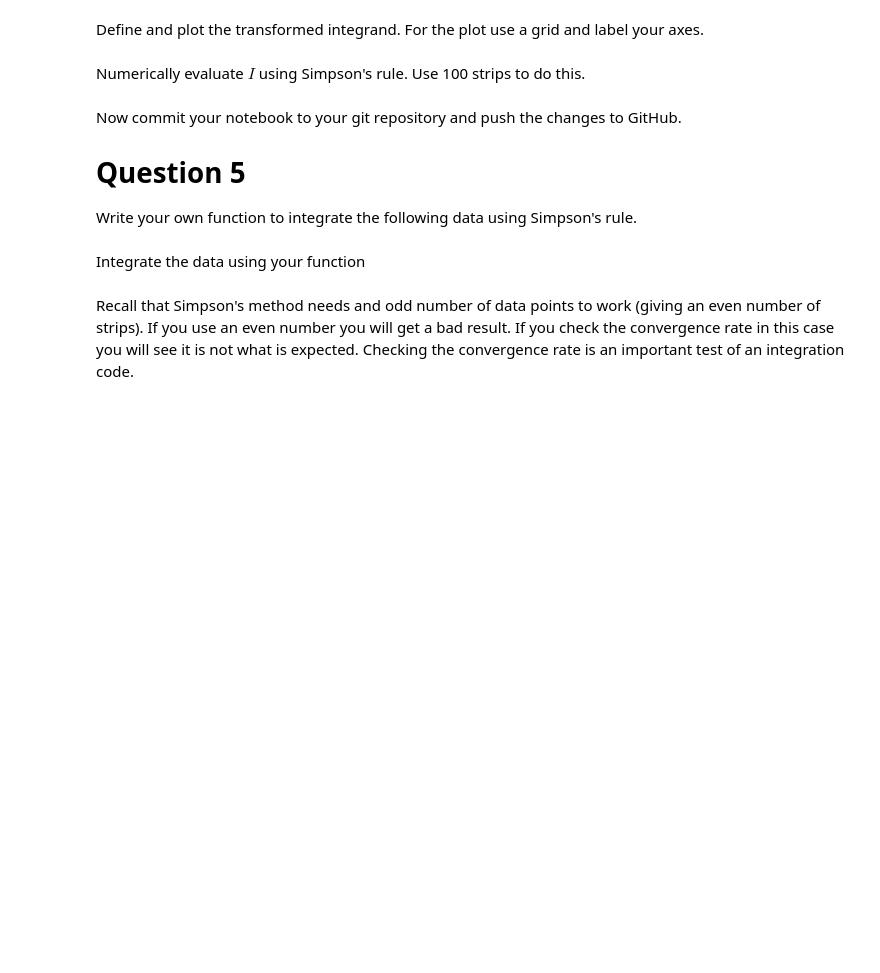
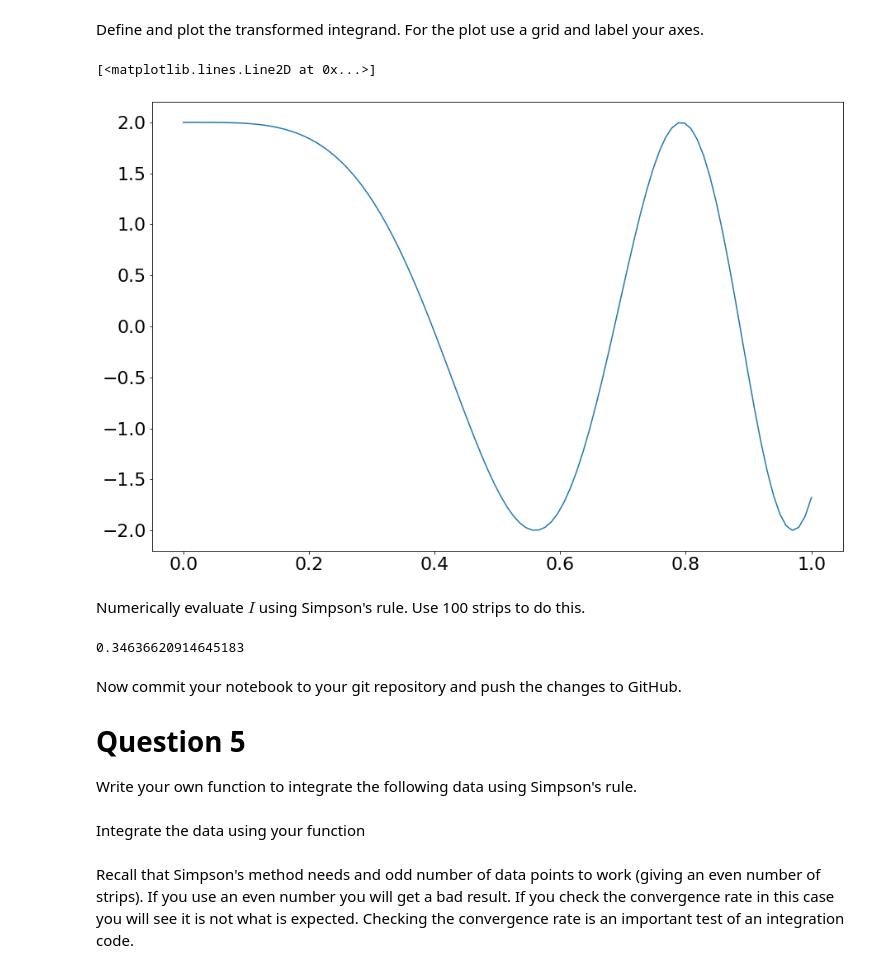
Before and after one commit to Conor-O-Mahony/ACM20030-Assignments, a Jupyter notebook: Assignment 4/Assignment-4.ipynb, the cells around one changed output. Drawn from its saved outputs; the diff is of its cells as text; code cells hidden in the pictures; blank space fills up the shorter version.

```diff
--- a/Assignment 4/Assignment-4.ipynb
+++ b/Assignment 4/Assignment-4.ipynb
@@ -240,7 +266,20 @@ Plot the integrand in the range $[0,1]$, use a grid and label your axes.
 # %% [markdown]
 Define and plot the transformed integrand. For the plot use a grid and label your axes.
+# %%
+a=1/2
+def ftransformed(t):
+    return 1/a*f(t**(1/a))*t**((1-2*a)/a)
+
+plt.plot(x,ftransformed(x))
+# %% [output]
+[<matplotlib.lines.Line2D at 0x...>]
+[figure, added]
 # %% [markdown]
 Numerically evaluate $I$ using Simpson's rule. Use 100 strips to do this.
+# %%
+SimpsonsIntegrate(ftransformed, 0, 1, 100)
+# %% [output]
+0.34636620914645183
 # %% [markdown]
 Now commit your notebook to your git repository and push the changes to GitHub.
 
```
Also changed, not shown: parts of 4 cells of this notebook.
